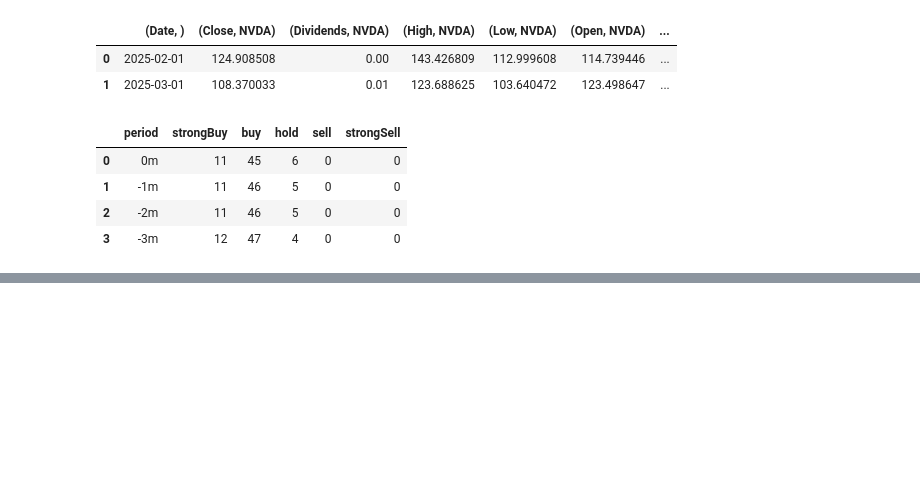
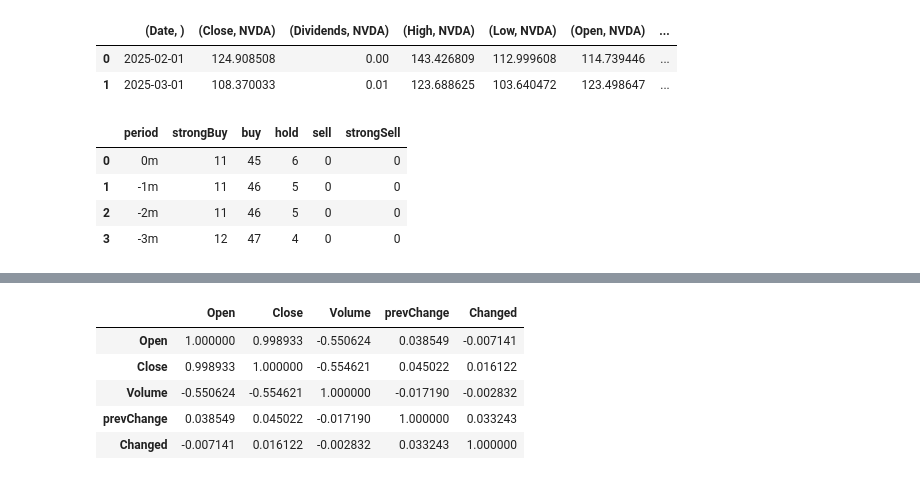
Before and after one commit to stanleyxu1/stock, a Jupyter notebook: script.ipynb, the cells around one changed output, grey strips where cells are left out. Cells and saved outputs as stored; diff of their text form; code cells hidden in the pictures; blank space fills up the shorter version.

```diff
--- a/script.ipynb
+++ b/script.ipynb
@@ -72,0 +69,33 @@ Failed to get sector data for 'gold' reason: 404 Client Error: Not Found for url
+# %%
+#FOR FUN
+
+#take 1 year of nvidia stock data
+nvdaShrt = yf.Ticker('NVDA')
+nvdaShrt = nvdaShrt.history(period='3y')
+nvdaShrt = nvdaShrt.drop(columns=['Dividends', 'Stock Splits', 'High', 'Low'])
+nvdaShrt
+
+#make a new column that states the change in price of 1 day before
+increase = ['N/A']
+for i in range(1, len(nvdaShrt['Open'])):
+    increase.append(nvdaShrt.iloc[i-1, 0] - nvdaShrt.iloc[i-1, 1])
+nvdaShrt['prevChange'] = increase
+
+#determine if today closed higher than yesterday (1 = yes, 0 = no)
+changed = ['N/A']
+for i in range(1, len(nvdaShrt['Open'])):
+    if nvdaShrt.iloc[i, 1] > nvdaShrt.iloc[i-1, 1]:
+        changed.append(1)
+    else:
+        changed.append(0)
+nvdaShrt['Changed'] = changed
+
+#assess correlation between open,close,volume,change in price in prev day, and whether or not price went up from yesterday
+nvdaShrt.iloc[1:].corr()
+# %% [output]
+|  | Open | Close | Volume | prevChange | Changed |
+| Open | 1.000000 | 0.998933 | -0.550624 | 0.038549 | -0.007141 |
+| Close | 0.998933 | 1.000000 | -0.554621 | 0.045022 | 0.016122 |
+| Volume | -0.550624 | -0.554621 | 1.000000 | -0.017190 | -0.002832 |
+| prevChange | 0.038549 | 0.045022 | -0.017190 | 1.000000 | 0.033243 |
+| Changed | -0.007141 | 0.016122 | -0.002832 | 0.033243 | 1.000000 |
```
Also changed, not shown: parts of 3 cells of this notebook, 1 other file.
